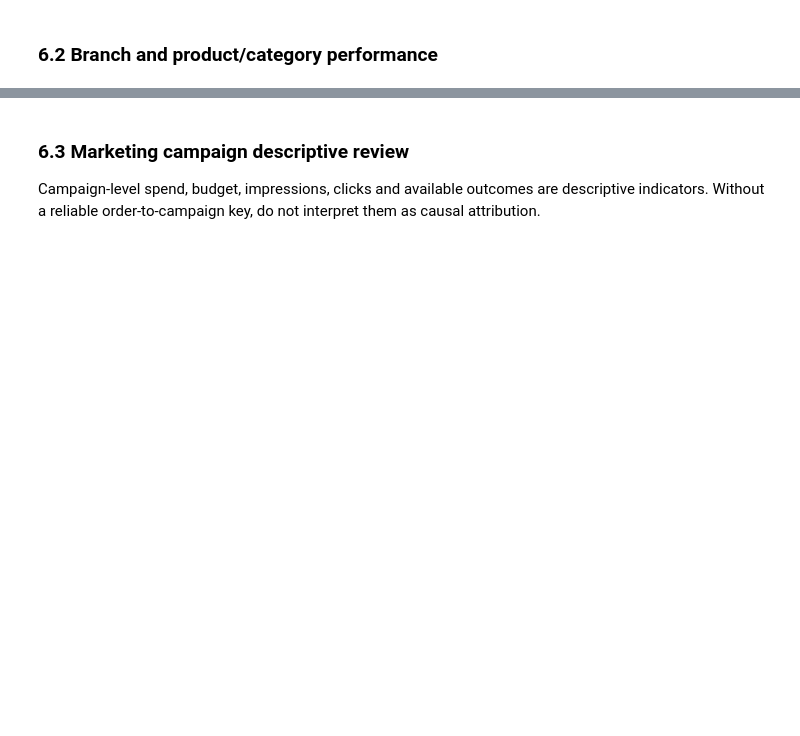
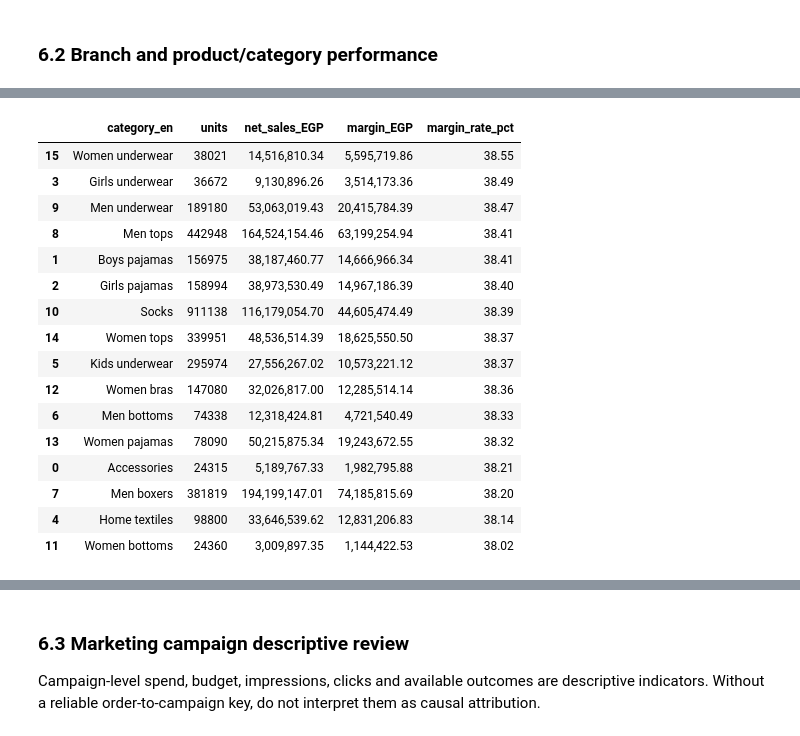
Before and after one commit to mahmoud-abdelrazekk/Cottonil, a Jupyter notebook: notebooks/Cottonil_Data_Analysis_and_AI_Alignment.ipynb, the cells around one changed output, grey strips where cells are left out. Saved outputs shown, nothing was run; the diff lists cells and outputs as text; code cells hidden in the pictures; blank space fills up the shorter version.

Commit message:
Replace notebook with latest executed version

```diff
--- a/notebooks/Cottonil_Data_Analysis_and_AI_Alignment.ipynb
+++ b/notebooks/Cottonil_Data_Analysis_and_AI_Alignment.ipynb
@@ -420,0 +794,69 @@ if category_col:
+# %%
+
+# ============================================================
+# PRODUCT PROFITABILITY ANALYSIS
+# ============================================================
+
+category_profitability = (
+    item_product.groupby("category_en", dropna=False)
+    .agg(
+        units=("quantity", "sum"),
+        net_sales_EGP=("net_line_EGP", "sum"),
+        margin_EGP=("margin_EGP", "sum")
+    )
+    .reset_index()
+)
+
+category_profitability["margin_rate_pct"] = (
+    category_profitability["margin_EGP"]
+    / category_profitability["net_sales_EGP"].replace(0, np.nan)
+    * 100
+)
+
+display(
+    category_profitability.sort_values(
+        "margin_rate_pct", ascending=False
+    ).round(2)
+)
+
+# ============================================================
+# BRANCH PERFORMANCE
+# ============================================================
+
+branch_performance = (
+    orders_clean.groupby("branch_id", as_index=False)
+    .agg(
+        orders=("sales_order_id", "nunique"),
+        net_sales_EGP=("net_before_tax_EGP", "sum"),
+        paid_EGP=("paid_total_EGP", "sum")
+    )
+)
+
+branch_performance["average_order_value_EGP"] = (
+    branch_performance["net_sales_EGP"]
+    / branch_performance["orders"].replace(0, np.nan)
+)
+
+display(
+    branch_performance.sort_values(
+        "net_sales_EGP", ascending=False
+    ).head(20).round(2)
+)
+# %% [output]
+|  | category_en | units | net_sales_EGP | margin_EGP | margin_rate_pct |
+| 15 | Women underwear | 38021 | 14,516,810.34 | 5,595,719.86 | 38.55 |
+| 3 | Girls underwear | 36672 | 9,130,896.26 | 3,514,173.36 | 38.49 |
+| 9 | Men underwear | 189180 | 53,063,019.43 | 20,415,784.39 | 38.47 |
+| 8 | Men tops | 442948 | 164,524,154.46 | 63,199,254.94 | 38.41 |
+| 1 | Boys pajamas | 156975 | 38,187,460.77 | 14,666,966.34 | 38.41 |
+| 2 | Girls pajamas | 158994 | 38,973,530.49 | 14,967,186.39 | 38.40 |
+| 10 | Socks | 911138 | 116,179,054.70 | 44,605,474.49 | 38.39 |
+| 14 | Women tops | 339951 | 48,536,514.39 | 18,625,550.50 | 38.37 |
+| 5 | Kids underwear | 295974 | 27,556,267.02 | 10,573,221.12 | 38.37 |
+| 12 | Women bras | 147080 | 32,026,817.00 | 12,285,514.14 | 38.36 |
+| 6 | Men bottoms | 74338 | 12,318,424.81 | 4,721,540.49 | 38.33 |
+| 13 | Women pajamas | 78090 | 50,215,875.34 | 19,243,672.55 | 38.32 |
+| 0 | Accessories | 24315 | 5,189,767.33 | 1,982,795.88 | 38.21 |
+| 7 | Men boxers | 381819 | 194,199,147.01 | 74,185,815.69 | 38.20 |
+| 4 | Home textiles | 98800 | 33,646,539.62 | 12,831,206.83 | 38.14 |
+| 11 | Women bottoms | 24360 | 3,009,897.35 | 1,144,422.53 | 38.02 |
```
Also changed, not shown: parts of 29 cells of this notebook.
